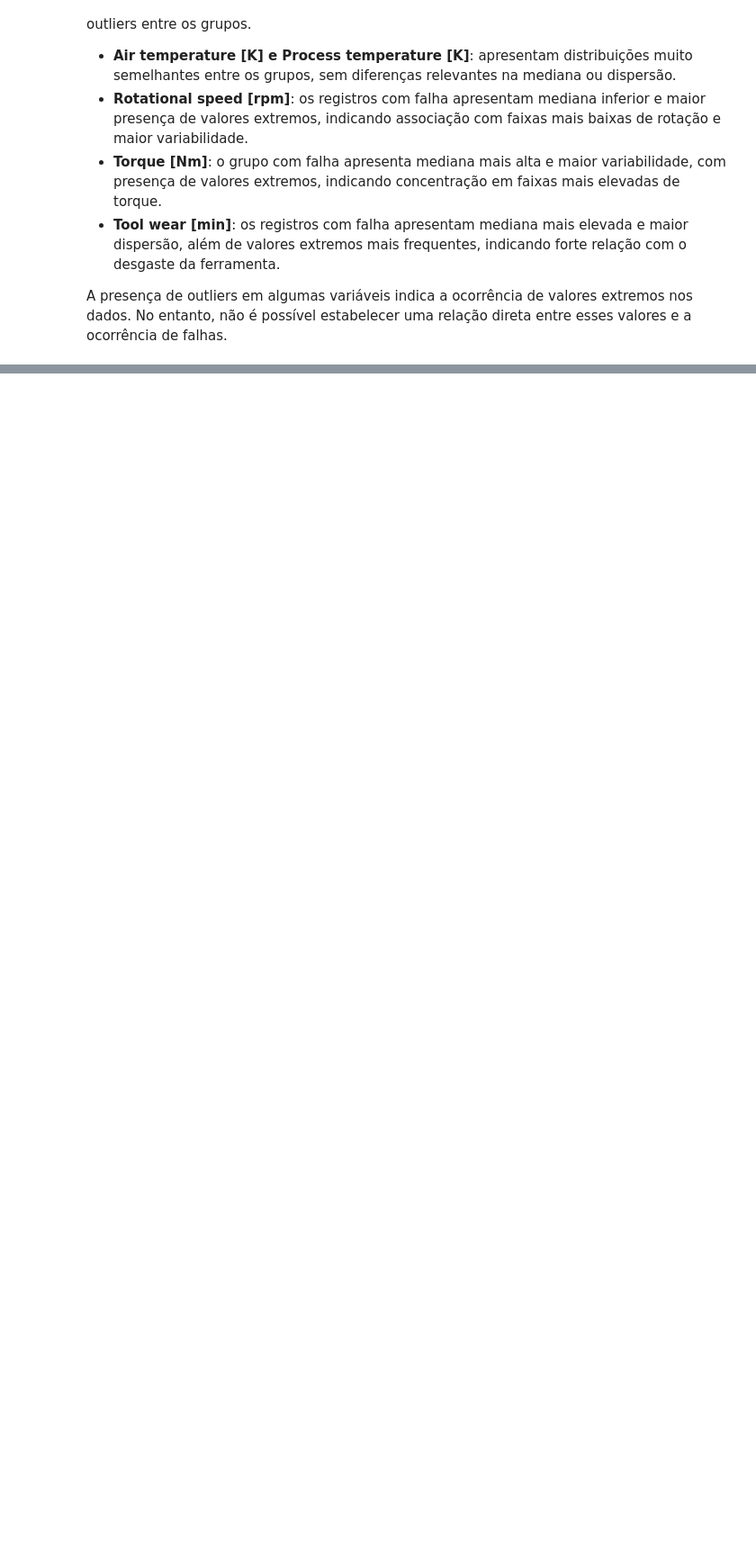
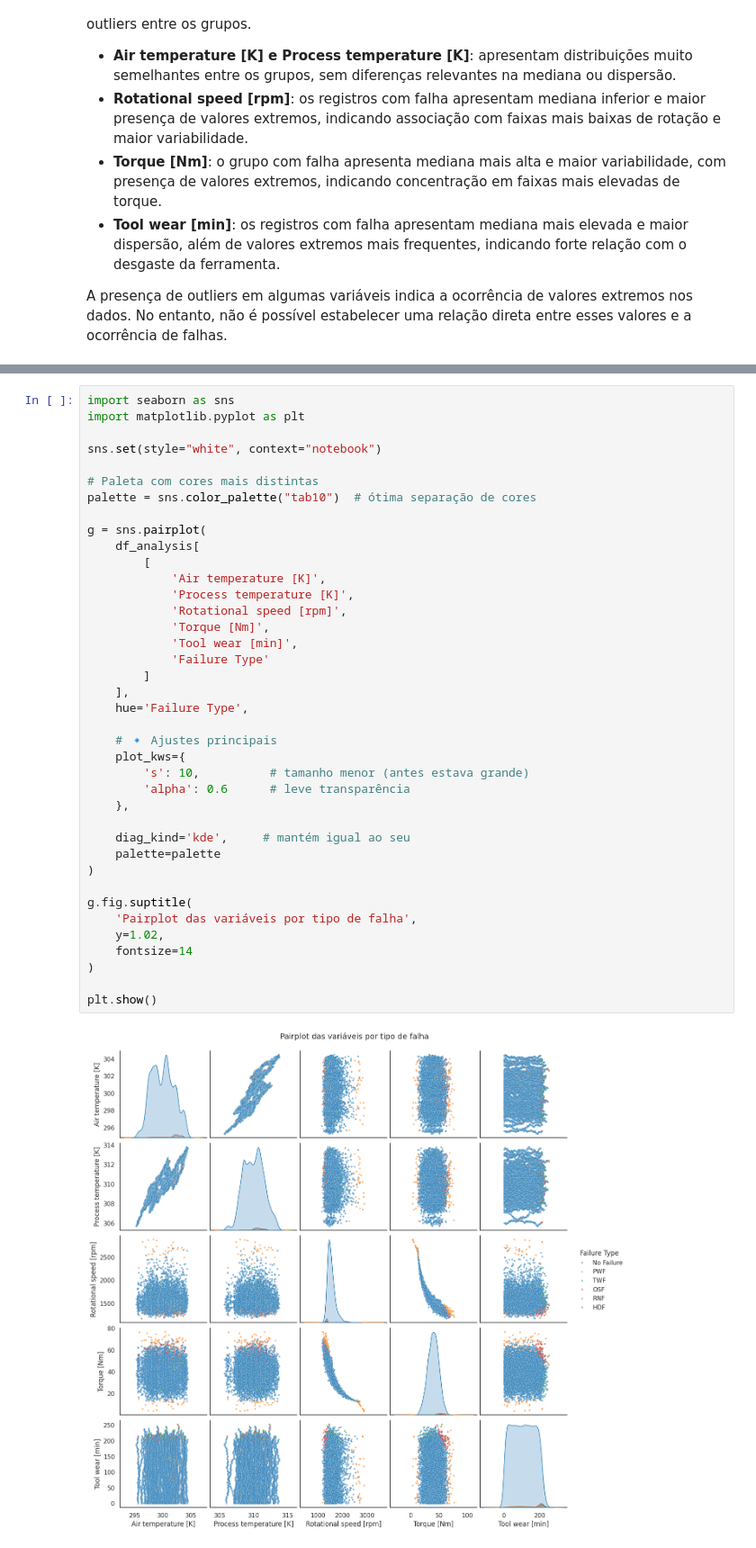
Before and after one commit to thaygorh/Analise-de-Dados-e-Boas-Praticas, a Jupyter notebook: mvp-analise-dados-e-boas-praticas.ipynb, the cells around one changed output, grey strips where cells are left out. Shown at 90% size. Cells and saved outputs as stored; diff of their text form; blank space fills up the shorter version.

```diff
--- a/mvp-analise-dados-e-boas-praticas.ipynb
+++ b/mvp-analise-dados-e-boas-praticas.ipynb
@@ -545,0 +632,41 @@ A presença de outliers em algumas variáveis indica a ocorrência de valores ex
+# %%
+import seaborn as sns
+import matplotlib.pyplot as plt
+
+sns.set(style="white", context="notebook")
+
+# Paleta com cores mais distintas
+palette = sns.color_palette("tab10")  # ótima separação de cores
+
+g = sns.pairplot(
+    df_analysis[
+        [
+            'Air temperature [K]',
+            'Process temperature [K]',
+            'Rotational speed [rpm]',
+            'Torque [Nm]',
+            'Tool wear [min]',
+            'Failure Type'
+        ]
+    ],
+    hue='Failure Type',
+
+    # 🔹 Ajustes principais
+    plot_kws={
+        's': 10,          # tamanho menor (antes estava grande)
+        'alpha': 0.6      # leve transparência
+    },
+
+    diag_kind='kde',     # mantém igual ao seu
+    palette=palette
+)
+
+g.fig.suptitle(
+    'Pairplot das variáveis por tipo de falha',
+    y=1.02,
+    fontsize=14
+)
+
+plt.show()
+# %% [output]
+[figure, added]
```
Also changed, not shown: parts of 6 cells of this notebook.
